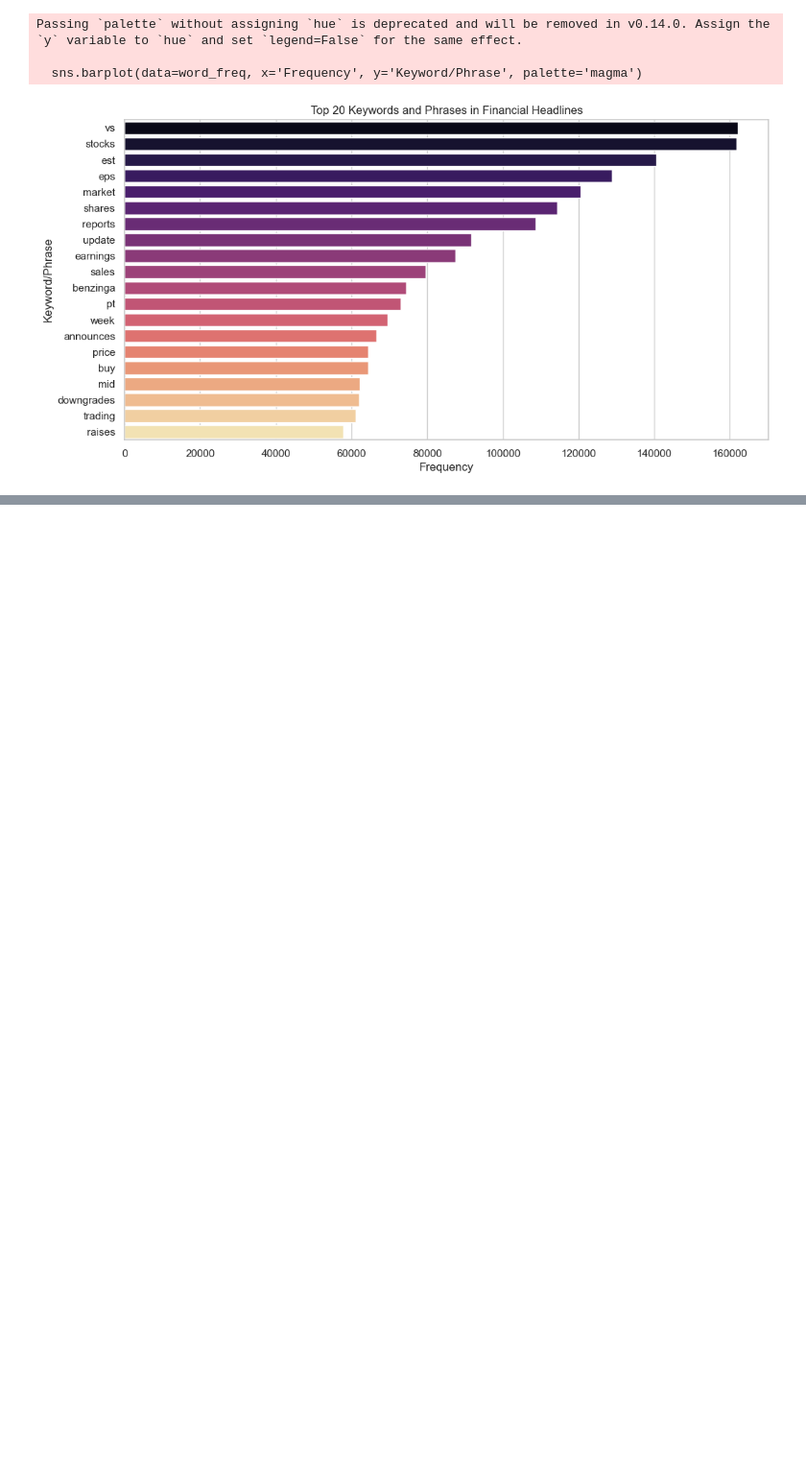
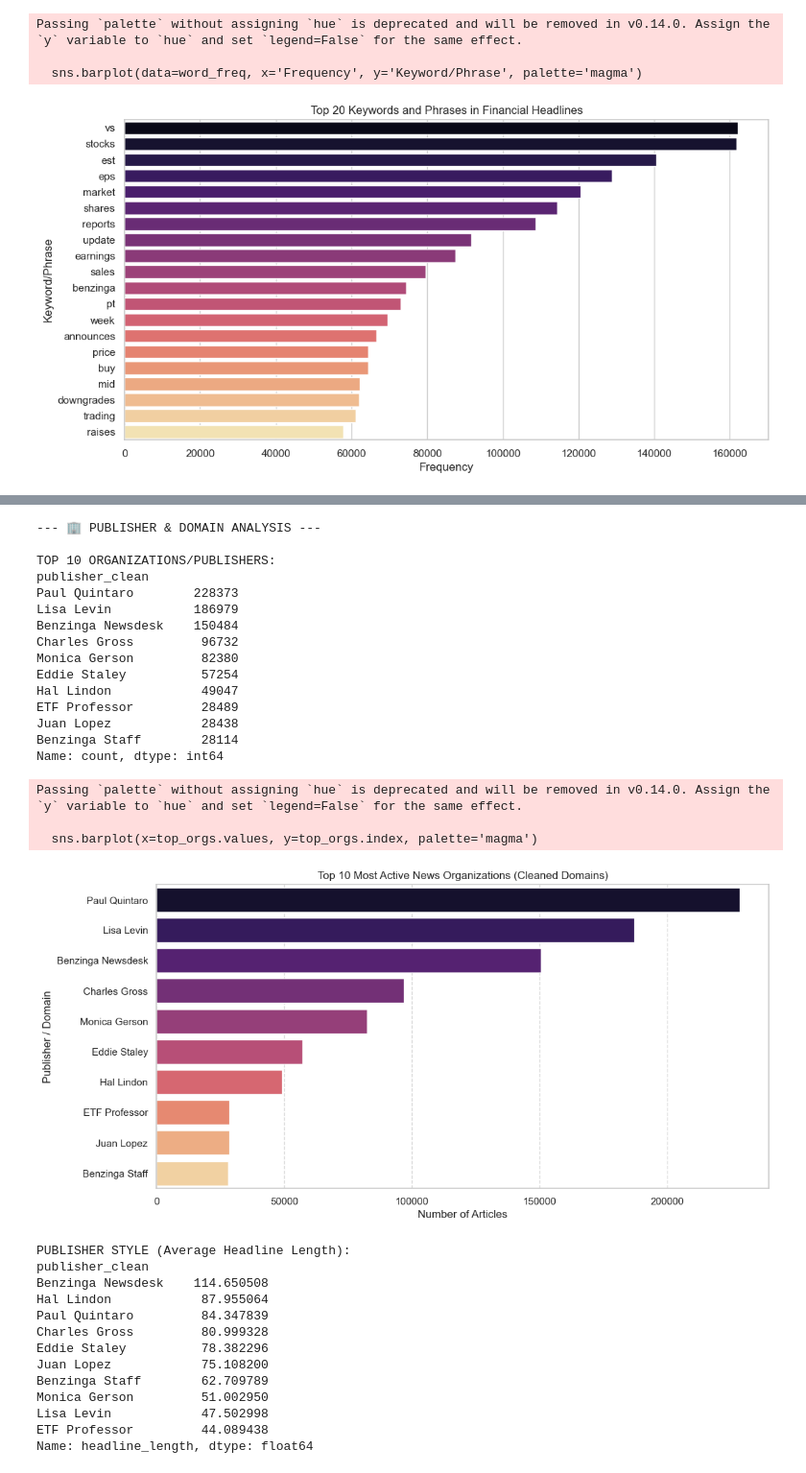
Before and after one commit to KetimTesfaye/news-sentiment-analysis, a Jupyter notebook: notebooks/01_eda_financial_news.ipynb, the cells around one changed output, grey strips where cells are left out. Shown at 96% size. Drawn from its saved outputs; the diff is of its cells as text; code cells hidden in the pictures; blank space fills up the shorter version.

```diff
--- a/notebooks/01_eda_financial_news.ipynb
+++ b/notebooks/01_eda_financial_news.ipynb
@@ -183,0 +241,69 @@ Passing `palette` without assigning `hue` is deprecated and will be removed in v
+# %%
+import pandas as pd
+import matplotlib.pyplot as plt
+import seaborn as sns
+import re
+
+print("--- PUBLISHER & DOMAIN ANALYSIS ---")
+
+def extract_domain(name):
+    name = str(name)
+    if '@' in name:
+        match = re.search(r"@([\w\.-]+)", name)
+        return match.group(1) if match else name
+    return name
+
+df['publisher_clean'] = df['publisher'].apply(extract_domain)
+
+top_orgs = df['publisher_clean'].value_counts().head(10)
+
+print("\nTOP 10 ORGANIZATIONS/PUBLISHERS:")
+print(top_orgs)
+
+plt.figure(figsize=(12, 6))
+sns.barplot(x=top_orgs.values, y=top_orgs.index, palette='magma')
+plt.title('Top 10 Most Active News Organizations (Cleaned Domains)')
+plt.xlabel('Number of Articles')
+plt.ylabel('Publisher / Domain')
+plt.grid(axis='x', linestyle='--', alpha=0.7)
+plt.show()
+
+top_pub_list = top_orgs.index.tolist()
+style_df = df[df['publisher_clean'].isin(top_pub_list)]
+avg_length = style_df.groupby('publisher_clean')['headline_length'].mean().sort_values(ascending=False)
+
+print("\nPUBLISHER STYLE (Average Headline Length):")
+print(avg_length)
+# %% [output]
+--- 🏢 PUBLISHER & DOMAIN ANALYSIS ---
+
+TOP 10 ORGANIZATIONS/PUBLISHERS:
+publisher_clean
+Paul Quintaro        228373
+Lisa Levin           186979
+Benzinga Newsdesk    150484
+Charles Gross         96732
+Monica Gerson         82380
+Eddie Staley          57254
+Hal Lindon            49047
+ETF Professor         28489
+Juan Lopez            28438
+Benzinga Staff        28114
+Name: count, dtype: int64
+Passing `palette` without assigning `hue` is deprecated and will be removed in v0.14.0. Assign the `y` variable to `hue` and set `legend=False` for the same effect.
+
+  sns.barplot(x=top_orgs.values, y=top_orgs.index, palette='magma')
+[figure, added]
+PUBLISHER STYLE (Average Headline Length):
+publisher_clean
+Benzinga Newsdesk    114.650508
+Hal Lindon            87.955064
+Paul Quintaro         84.347839
+Charles Gross         80.999328
+Eddie Staley          78.382296
+Juan Lopez            75.108200
+Benzinga Staff        62.709789
+Monica Gerson         51.002950
+Lisa Levin            47.502998
+ETF Professor         44.089438
+Name: headline_length, dtype: float64
```
Also changed, not shown: parts of 4 cells of this notebook.
